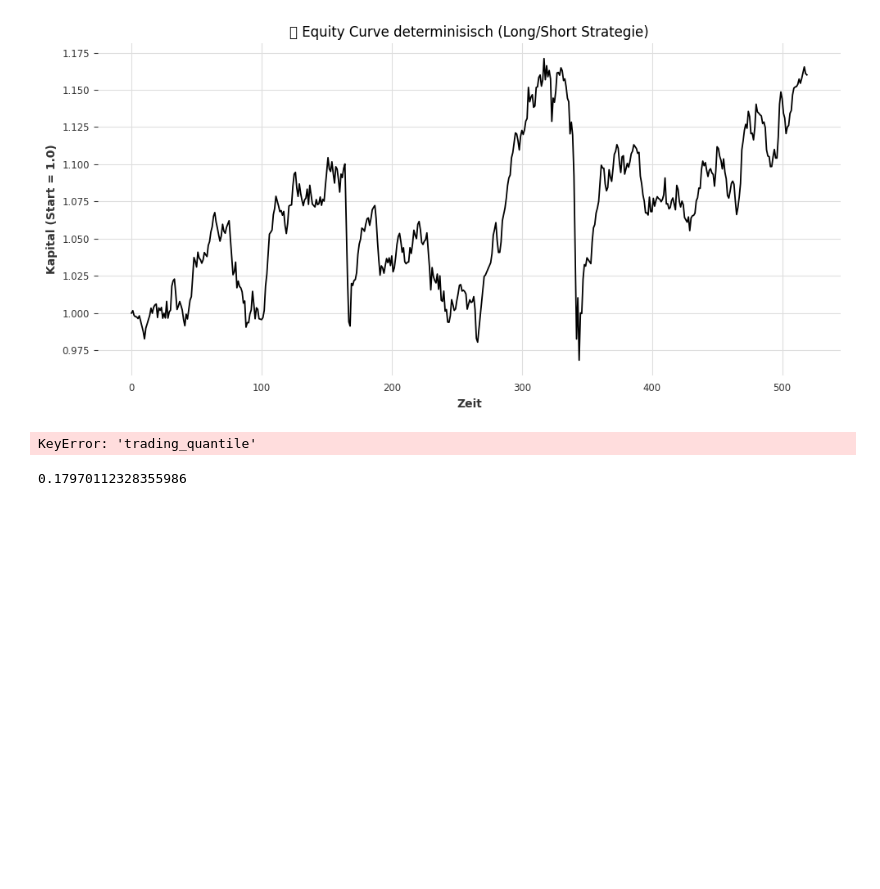
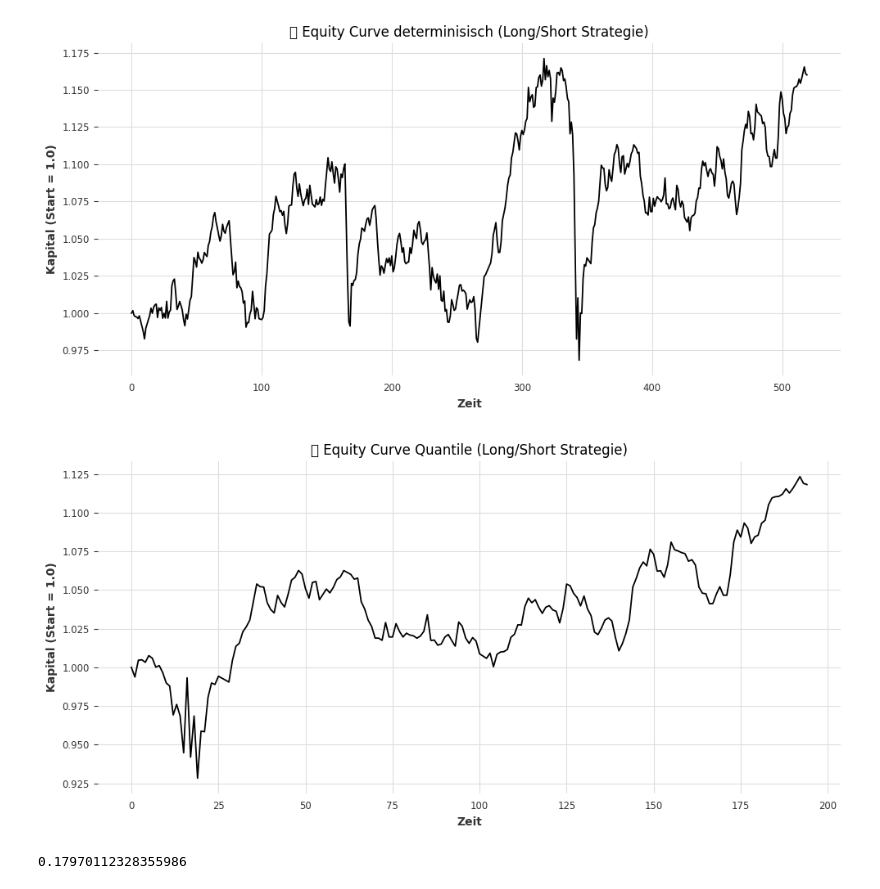
Before and after one commit to dennisddschulz/cas-artificial-intelligence, a Jupyter notebook: 07_tft_forecast_project_guido/src/notebooks/Explr.ipynb, the cells around one changed output. Saved outputs shown, nothing was run; the diff lists cells and outputs as text; code cells hidden in the pictures; blank space fills up the shorter version.

Commit message:
tft log return mit quantile loss ranges

```diff
--- a/07_tft_forecast_project_guido/src/notebooks/Explr.ipynb
+++ b/07_tft_forecast_project_guido/src/notebooks/Explr.ipynb
@@ -44,20 +41,20 @@ plt.show()
 # %% [output]
 [figure]
 # %%
-df = results['trading_quantile']
+df = results["quantile"]['trading']
 df.keys()
 import matplotlib.pyplot as plt
 
 plt.figure(figsize=(10, 5))
 plt.plot(df["equity_curve"])
 plt.title("📈 Equity Curve Quantile (Long/Short Strategie)")
 plt.xlabel("Zeit")
 plt.ylabel("Kapital (Start = 1.0)")
 plt.grid(True)
 plt.tight_layout()
 plt.show()
 # %% [output]
-KeyError: 'trading_quantile'
+[figure, added]
 # %%
 historical_forecasts = results["historical_actual_log_ret"]
 # Korrektur: Wir extrahieren die Werte als NumPy Array mit .values()
```
Also changed, not shown: parts of 1 cell of this notebook, 3 other files.
